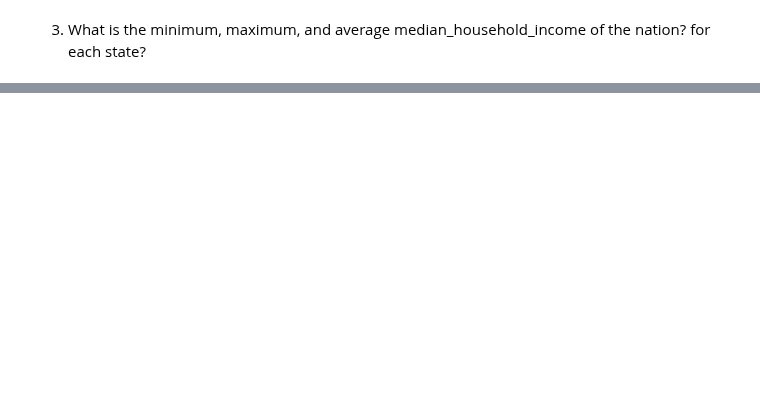
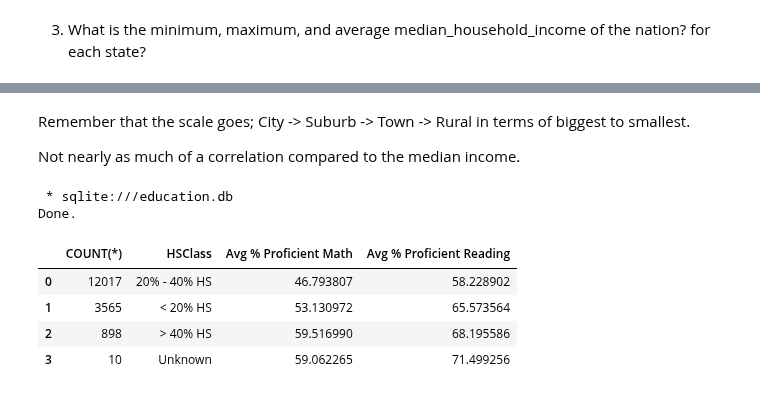
Before and after one commit to LucasCroslyn/CodingProblems, a Jupyter notebook: CodeAcademy/Data Science SQL Projects/DSIP #3 Education Database/Queries.ipynb, the cells around one changed output, grey strips where cells are left out. Cells and saved outputs as stored; diff of their text form; code cells hidden in the pictures; blank space fills up the shorter version.

```diff
--- a/CodeAcademy/Data Science SQL Projects/DSIP #3 Education Database/Queries.ipynb
+++ b/CodeAcademy/Data Science SQL Projects/DSIP #3 Education Database/Queries.ipynb
@@ -385,0 +431,27 @@ Done.
+# %% [markdown]
+Remember that the scale goes; City -> Suburb -> Town -> Rural in terms of biggest to smallest.
+
+Not nearly as much of a correlation compared to the median income.
+# %%
+%%sql
+SELECT
+    COUNT(*),
+    CASE
+        WHEN pct_edu_hs < 20 THEN '< 20% HS'
+        WHEN pct_edu_hs >= 20 AND pct_edu_hs < 40 THEN '20% - 40% HS'
+        WHEN pct_edu_hs >= 40 THEN '> 40% HS'
+        ELSE 'Unknown'
+        END AS 'HSClass',
+     AVG(highschool.pct_proficient_math) AS 'Avg % Proficient Math',
+     AVG(highschool.pct_proficient_reading) AS 'Avg % Proficient Reading'
+FROM census
+JOIN highschool ON census.zip_code = highschool.zip_code
+GROUP BY HSClass;
+# %% [output]
+ * sqlite:///education.db
+Done.
+|  | COUNT(*) | HSClass | Avg % Proficient Math | Avg % Proficient Reading |
+| 0 | 12017 | 20% - 40% HS | 46.793807 | 58.228902 |
+| 1 | 3565 | < 20% HS | 53.130972 | 65.573564 |
+| 2 | 898 | > 40% HS | 59.516990 | 68.195586 |
+| 3 | 10 | Unknown | 59.062265 | 71.499256 |
```
Also changed, not shown: parts of 15 cells of this notebook.
